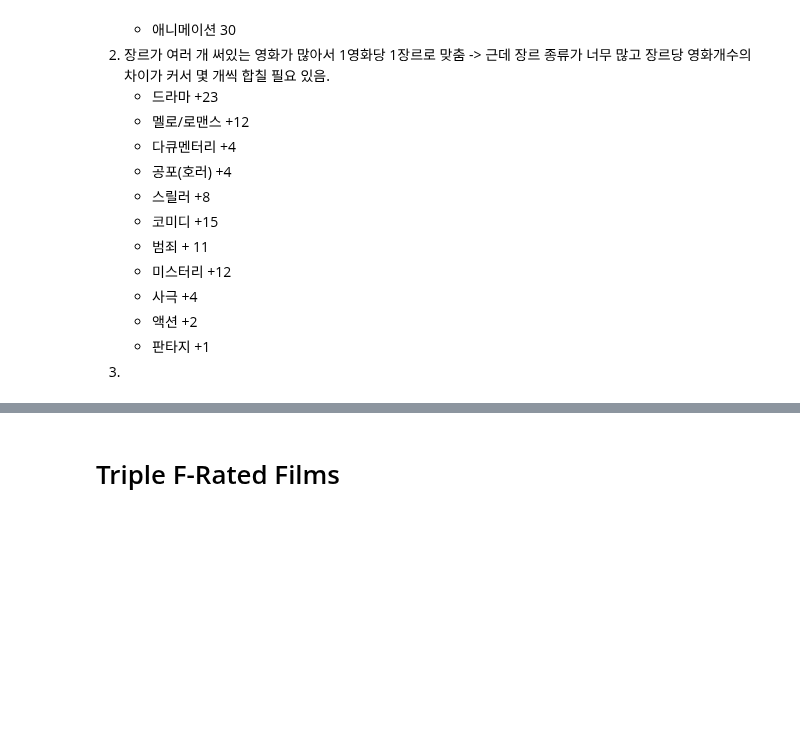
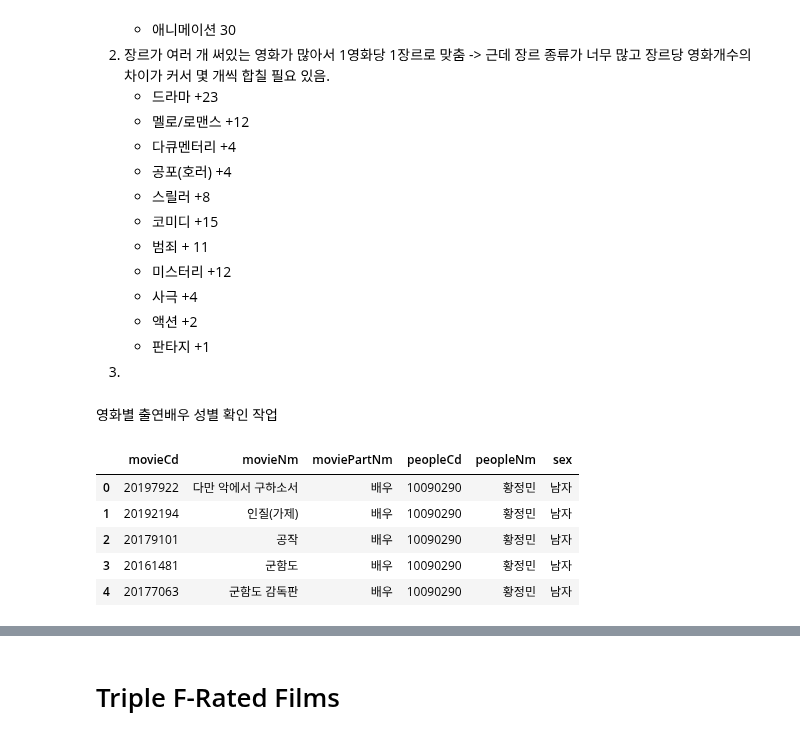
Before and after one commit to kim4pb/Female-led-Korean-Films, a Jupyter notebook: 03.ButterKnife/Film_list_for_poster.ipynb, the cells around one changed output, grey strips where cells are left out. Drawn from its saved outputs; the diff is of its cells as text; code cells hidden in the pictures; blank space fills up the shorter version.

```diff
--- a/03.ButterKnife/Film_list_for_poster.ipynb
+++ b/03.ButterKnife/Film_list_for_poster.ipynb
@@ -57,3 +57,15 @@ df.shape
     * 액션 +2
     * 판타지 +1
 3.
+# %% [markdown]
+영화별 출연배우 성별 확인 작업
+# %%
+actor = pd.read_csv('../01.Data_Collection/actor_detail.csv')
+actor.head()
+# %% [output]
+|  | movieCd | movieNm | moviePartNm | peopleCd | peopleNm | sex |
+| 0 | 20197922 | 다만 악에서 구하소서 | 배우 | 10090290 | 황정민 | 남자 |
+| 1 | 20192194 | 인질(가제) | 배우 | 10090290 | 황정민 | 남자 |
+| 2 | 20179101 | 공작 | 배우 | 10090290 | 황정민 | 남자 |
+| 3 | 20161481 | 군함도 | 배우 | 10090290 | 황정민 | 남자 |
+| 4 | 20177063 | 군함도 감독판 | 배우 | 10090290 | 황정민 | 남자 |
```
Also changed, not shown: parts of 1 cell of this notebook, 5 other files.
